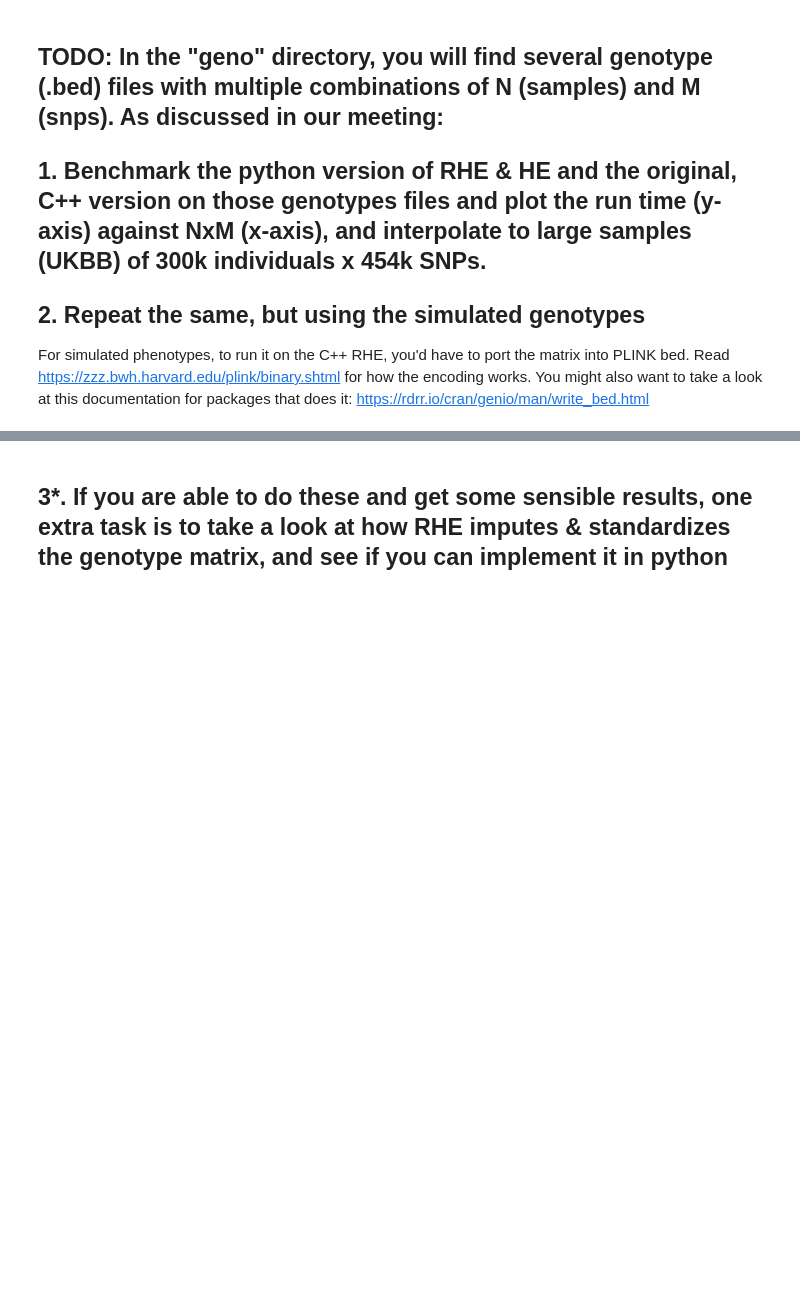
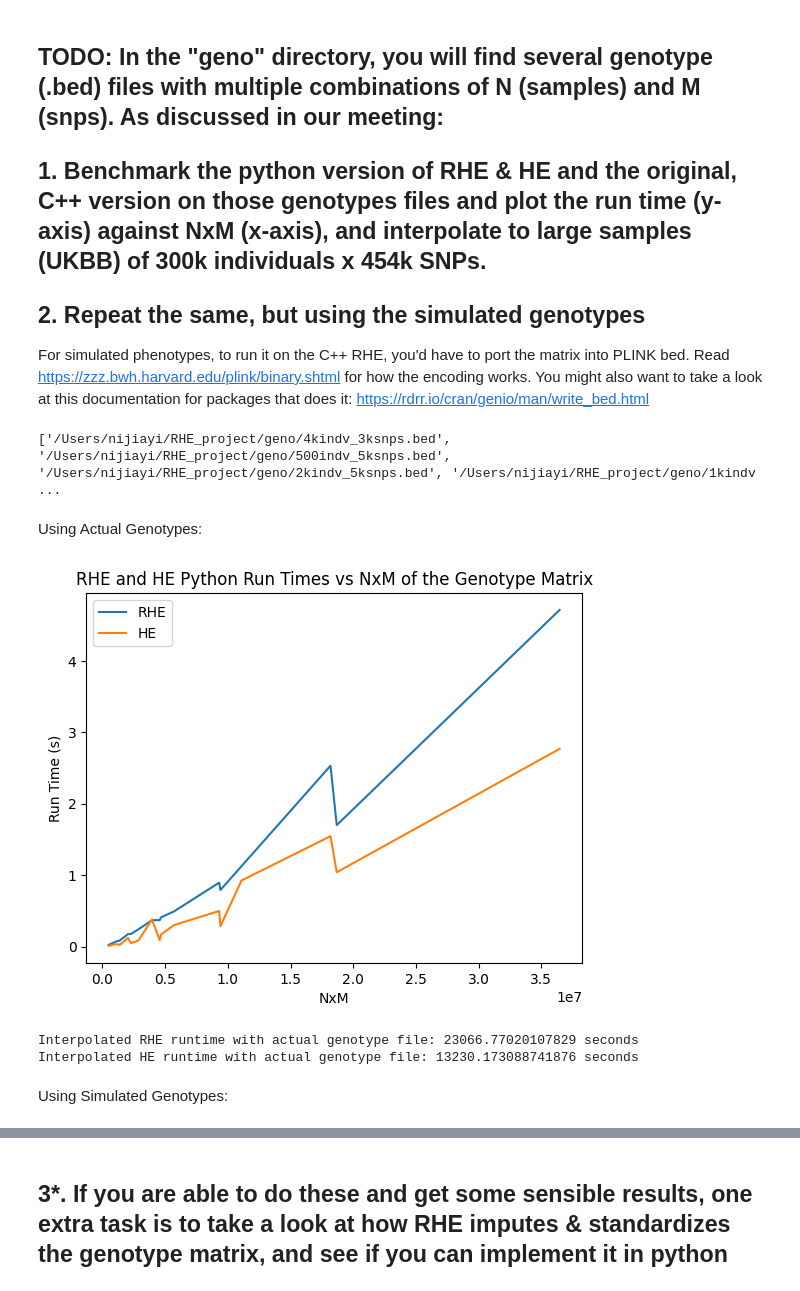
Before and after one commit to sriramlab/PyRHE, a Jupyter notebook: benchmark_naive.ipynb, the cells around one changed output, grey strips where cells are left out. Saved outputs shown, nothing was run; the diff lists cells and outputs as text; code cells hidden in the pictures; blank space fills up the shorter version.

```diff
--- a/benchmark_naive.ipynb
+++ b/benchmark_naive.ipynb
@@ -148,7 +163,7 @@ def impute_geno(X):
     X_imp = (X_imp-np.mean(X_imp, axis=0))/np.std(X_imp, axis=0)
     return X_imp
 # %%
-geno_path="/content/drive/MyDrive/Colab Notebooks/RHE_project/geno/1kindv_1ksnps.bed"
+geno_path="/Users/nijiayi/RHE_project/geno/1kindv_1ksnps.bed"
 bed = open_bed(geno_path)
 X = bed.read()
 print(X.shape)
@@ -178,0 +200,70 @@ For simulated phenotypes, to run it on the C++ RHE, you'd have to port the matri
+# %%
+rhe_runtimes = []
+he_runtimes = []
+nxm_values = []
+
+directory = "/Users/nijiayi/RHE_project/geno/"
+
+genotype_files = glob.glob(directory + "*.bed")
+
+print(genotype_files)
+# %% [output]
+['/Users/nijiayi/RHE_project/geno/4kindv_3ksnps.bed', '/Users/nijiayi/RHE_project/geno/500indv_5ksnps.bed', '/Users/nijiayi/RHE_project/geno/2kindv_5ksnps.bed', '/Users/nijiayi/RHE_project/geno/1kindv ...
+# %% [markdown]
+Using Actual Genotypes:
+# %%
+for geno_path in genotype_files:
+    bed = open_bed(geno_path)
+    X = bed.read()
+    nxm_values.append(X.shape[0] * X.shape[1])
+    X_imp = impute_geno(X)
+
+
+    sigma = 0.2
+    y, beta_list = simulator(X_imp, sigma) # Generate phenotype with some beta values
+
+    # runtime for RHE
+    start_time = time.time()
+    sigma_est = RHE(X_imp, y, num_random_vect=10, seed=42)
+    end_time = time.time()
+    rhe_runtime = end_time - start_time
+    rhe_runtimes.append(rhe_runtime)
+
+    # runtime for HE
+    start_time = time.time()
+    sigma_est2 = HE(X_imp, y)
+    end_time = time.time()
+    he_runtime = end_time - start_time
+    he_runtimes.append(he_runtime)
+# %%
+data = list(zip(nxm_values, rhe_runtimes, he_runtimes))
+sorted_data = sorted(data, key=lambda x: x[0])
+sorted_nxm_values, sorted_rhe_runtimes, sorted_he_runtimes = zip(*sorted_data)
+# %%
+plt.plot(sorted_nxm_values, sorted_rhe_runtimes, label='RHE')
+plt.plot(sorted_nxm_values, sorted_he_runtimes, label='HE')
+plt.xlabel('NxM')
+plt.ylabel('Run Time (s)')
+plt.title('RHE and HE Python Run Times vs NxM of the Genotype Matrix')
+plt.legend()
+plt.show()
+# %% [output]
+[figure, added]
+# %%
+# interpolate
+ukbb_N = 300000
+ukbb_M = 454000
+
+rhe_interp_func = interp1d(sorted_nxm_values, sorted_rhe_runtimes, fill_value='extrapolate')
+he_interp_func = interp1d(sorted_nxm_values, sorted_he_runtimes, fill_value='extrapolate')
+
+rhe_interpolated = rhe_interp_func(ukbb_N * ukbb_M )
+he_interpolated = he_interp_func(ukbb_N * ukbb_M )
+
+print(f"Interpolated RHE runtime with actual genotype file: {rhe_interpolated} seconds")
+print(f"Interpolated HE runtime with actual genotype file: {he_interpolated} seconds")
+# %% [output]
+Interpolated RHE runtime with actual genotype file: 23066.77020107829 seconds
+Interpolated HE runtime with actual genotype file: 13230.173088741876 seconds
+# %% [markdown]
+Using Simulated Genotypes:
```
Also changed, not shown: parts of 14 cells of this notebook, 1 other file.
